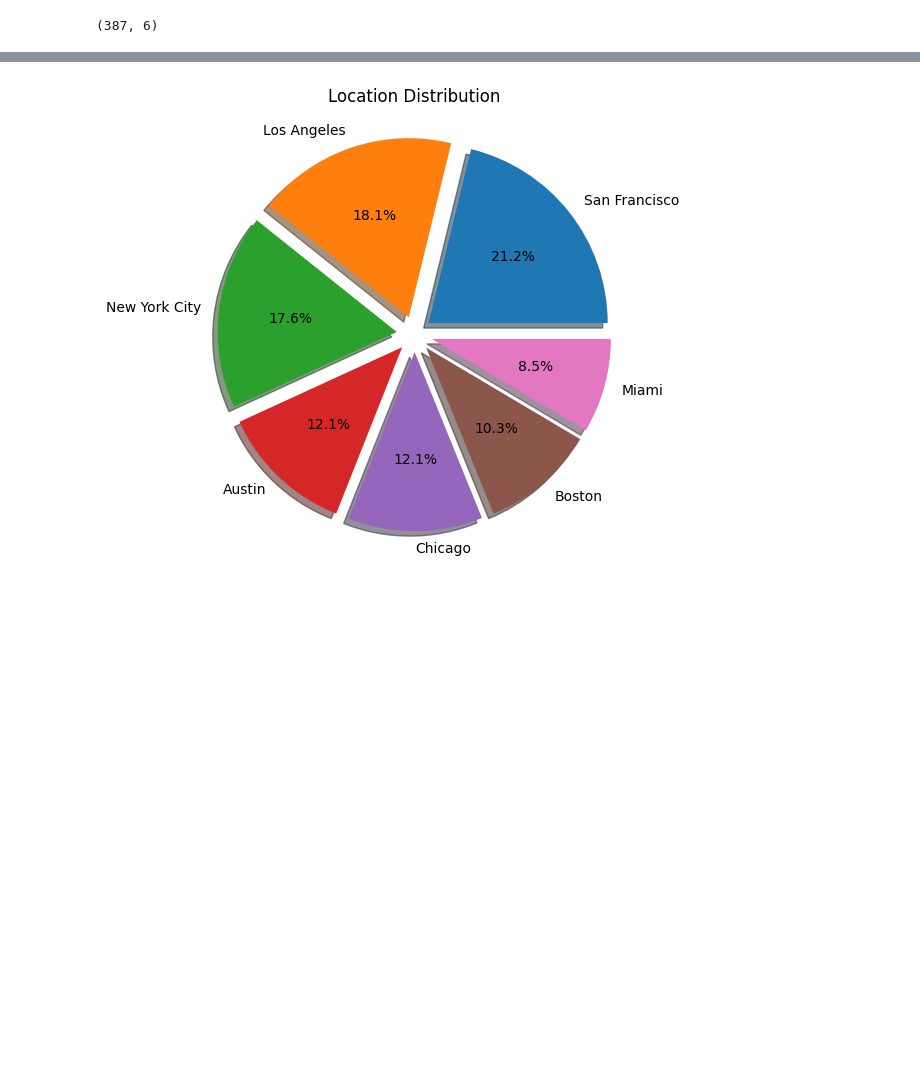
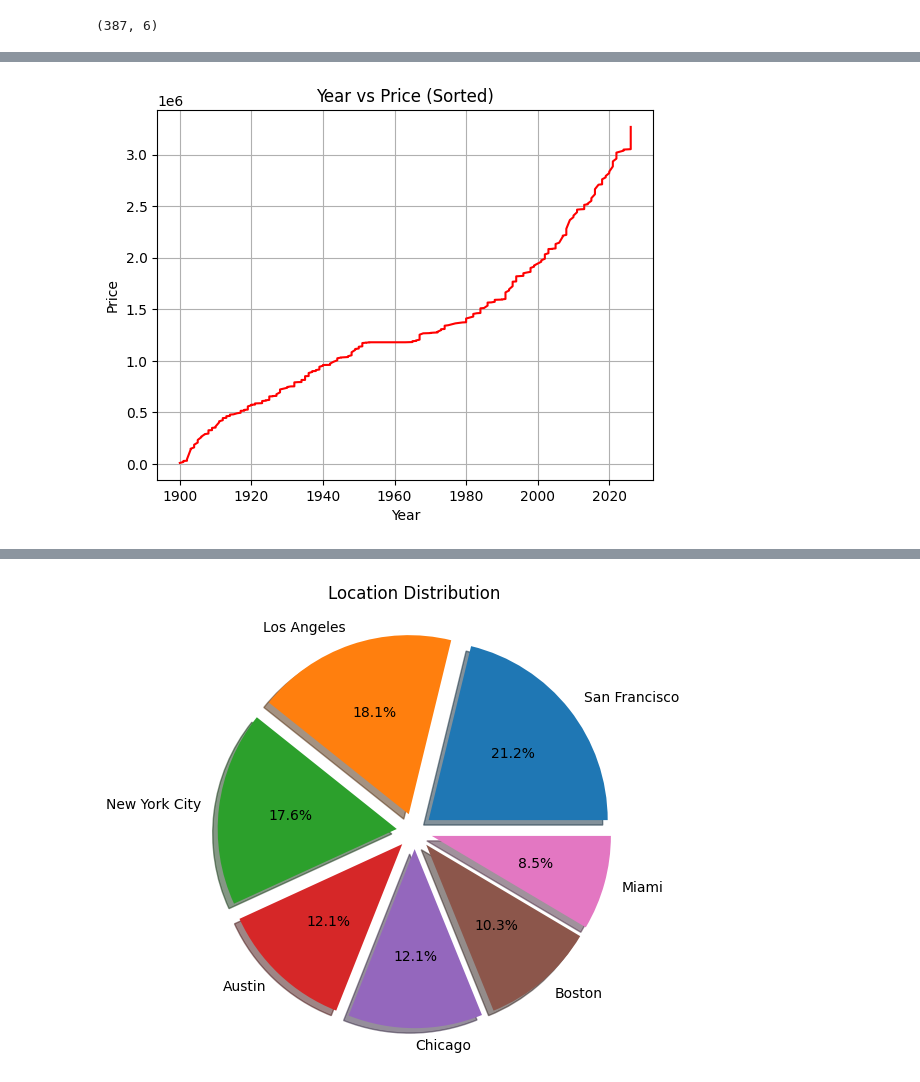
Before and after one commit to sushil0126/housing-data-cleaning.ipynb, a Jupyter notebook: housingDataCleaning.ipynb, the cells around one changed output, grey strips where cells are left out. Cells and saved outputs as stored; diff of their text form; code cells hidden in the pictures; blank space fills up the shorter version.

```diff
--- a/housingDataCleaning.ipynb
+++ b/housingDataCleaning.ipynb
@@ -211,0 +190,16 @@ plt.show()
+# %%
+# Line plot showing how house prices vary across construction years
+sorted_data = data.sort_values("Year_built(AD)")
+price = data.sort_values("Price($)")
+
+plt.plot(sorted_data["Year_built(AD)"],
+         price["Price($)"], color = "red")
+
+plt.xlabel("Year")
+plt.ylabel("Price")
+plt.title("Year vs Price (Sorted)")
+plt.grid()
+
+plt.show()
+# %% [output]
+[figure, added]
```
Also changed, not shown: parts of 4 cells of this notebook, 4 other files.
